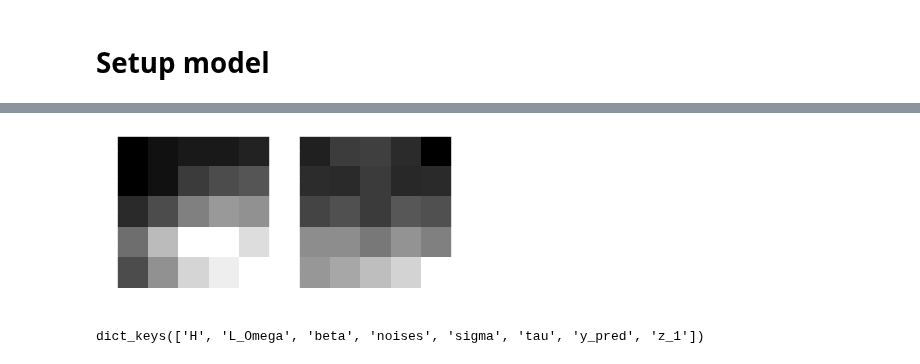
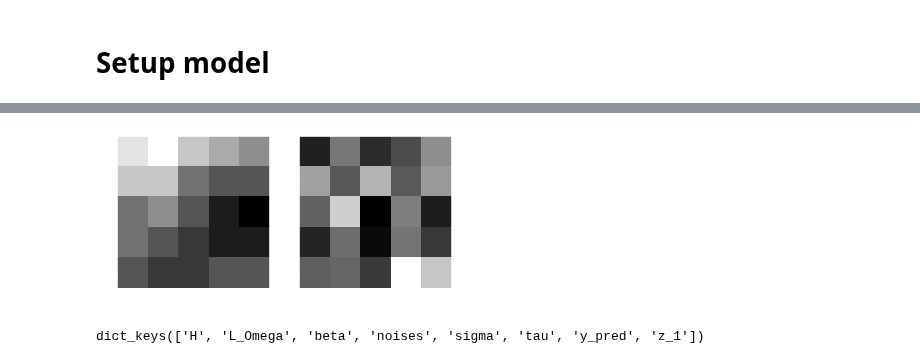
Before and after one commit to markusOlsen1/ModelBasedProject, a Jupyter notebook: main.ipynb, the cells around one changed output, grey strips where cells are left out. Saved outputs shown, nothing was run; the diff lists cells and outputs as text; code cells hidden in the pictures.

```diff
--- a/main.ipynb
+++ b/main.ipynb
@@ -301,0 +311,3 @@ AttributeError: module 'numpyro.distributions' has no attribute 'MultinomialNorm
+# %%
+data_blur = ndimage.gaussian_filter(videosList[0],sigma=(0,2,2))
+data_blur.shape
@@ -340,16 +338,0 @@ plt.show()
-# %%
-t0 = time.time()
-
-
-rng_key = random.PRNGKey(0)
-rng_key, rng_key_ = random.split(rng_key)
-
-nuts_kernel = NUTS(model=model)
-mcmc = MCMC(nuts_kernel, num_samples=1000, num_warmup=10, num_chains=1)
-#mcmc.run(rng_key_, T=N, T_forecast=0, obs1=y_obs1, ix_mis1=ix_mis1, ix_obs1=ix_obs1,
-#         obs2=y_obs2, ix_mis2=ix_mis2, ix_obs2=ix_obs2)
-mcmc.run(rng_key_, T=temp.shape[0], T_forecast=20, output_dim=temp.shape[1], obs=temp)
-
-t_fin = time.time()
-
-print("Total time: {0:.3f}m".format((t_fin - t0)/60))
@@ -378,4 +339,8 @@ Number of divergences: 983
 # %%
 samples = {k:v for k, v in mcmc.get_samples().items()}
-samples['y_pred'].shape
+print(samples['y_pred'].shape)
+baseline = data_blur[220:,200:205,200:205]
+mean_samples = samples["y_pred"].mean(axis=0)
+print(mean_samples.shape)
+print(baseline.shape)
 # %% [output]
@@ -383,6 +349,0 @@ samples['y_pred'].shape
-# %%
-temp = samples['y_pred']
-print(temp.shape)
-base = np.array(videosList[0][0:20,200:205,200:205])
-temp_mean = temp[:,0,:].mean(axis=0)
-print(temp_mean.shape)
@@ -406,11 +360,11 @@ print(temp_mean[:])
 # %%
 %matplotlib inline
 fig,(ax1,ax2) = plt.subplots(1,2)
-ax1.imshow(base[11,:].reshape(5,5),cmap='gray')
-ax2.imshow(temp_mean.reshape(5,5),cmap='gray')
+ax1.imshow(base[0,:].reshape(5,5),cmap='gray')
+ax2.imshow(mean_samples[0].reshape(5,5),cmap='gray')
 plt.show()
 # %% [output]
-[figure, old version]
+[figure, new version]
 # %%
 samples.keys()
 # %% [output]
```
Also changed, not shown: parts of 20 cells of this notebook.
